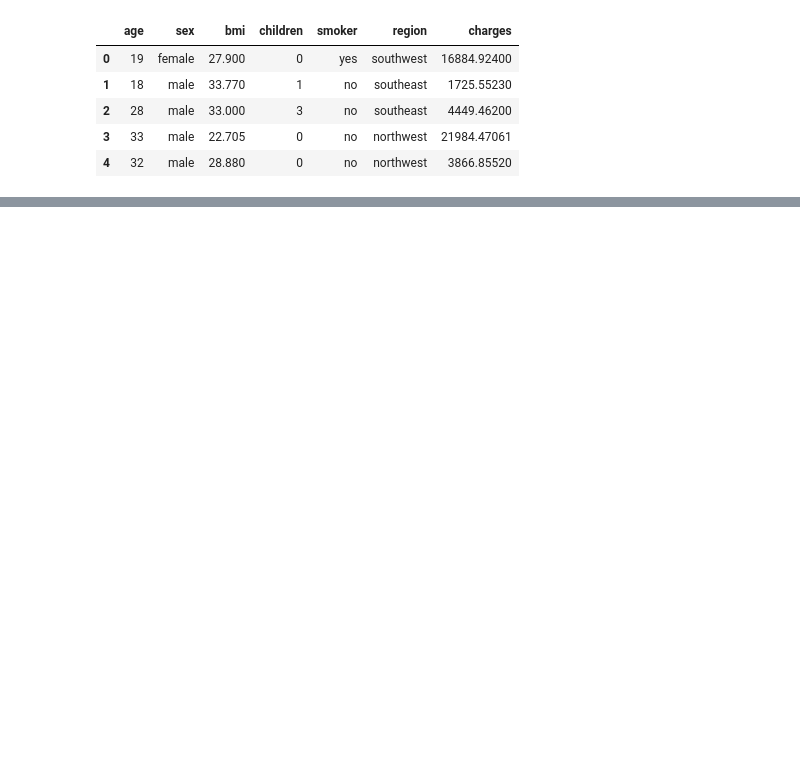
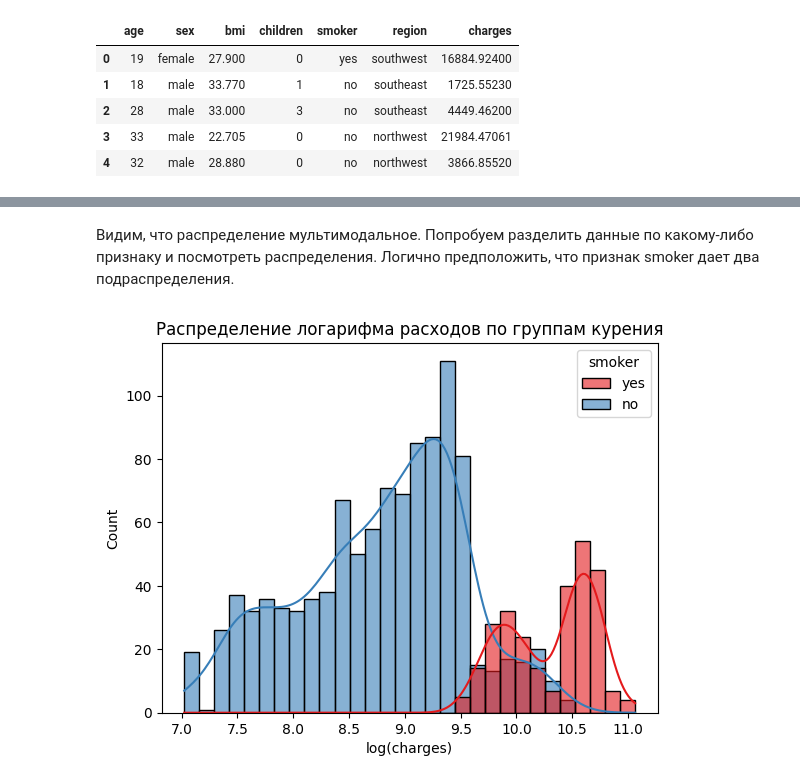
Before and after one commit to Jenevi/ml-practice, a Jupyter notebook: MCPD/notebook.ipynb, the cells around one changed output, grey strips where cells are left out. Drawn from its saved outputs; the diff is of its cells as text; code cells hidden in the pictures; blank space fills up the shorter version.

```diff
--- a/MCPD/notebook.ipynb
+++ b/MCPD/notebook.ipynb
@@ -13,0 +95,10 @@ df.head()
+# %% [markdown]
+Видим, что распределение мультимодальное. Попробуем разделить данные по какому-либо признаку и посмотреть распределения. Логично предположить, что признак smoker дает два подраспределения.
+# %%
+sns.histplot(data=df, x="log_charges", hue="smoker", bins=30, kde=True, palette="Set1", alpha=0.6)
+plt.title("Распределение логарифма расходов по группам курения")
+plt.xlabel("log(charges)")
+plt.ylabel("Count")
+plt.show()
+# %% [output]
+[figure, added]
```
Also changed, not shown: parts of 21 cells of this notebook.
